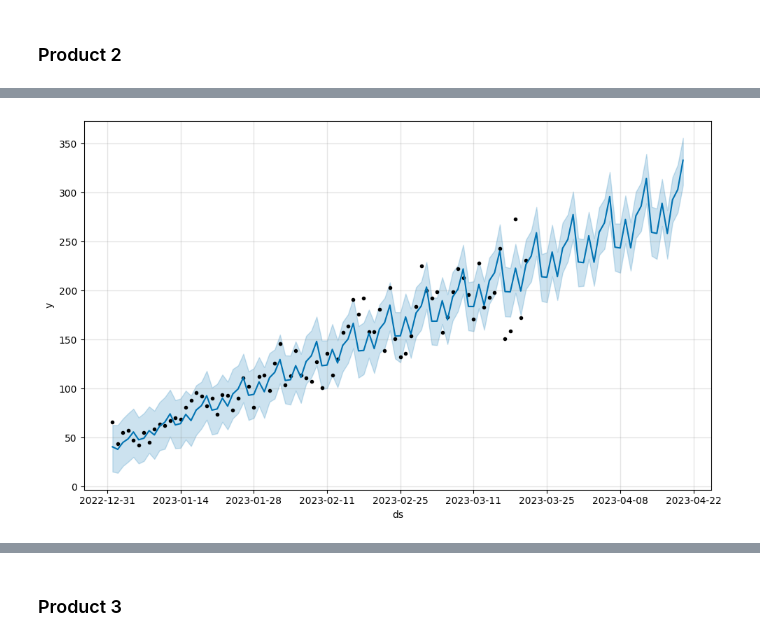
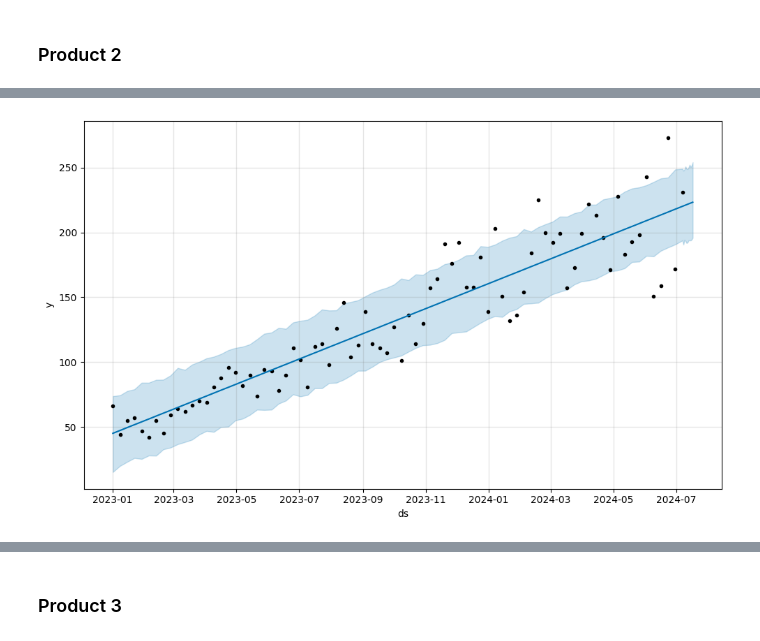
Before and after one commit to Suraj-st/PrinciplesOfDataScience_Group2, a Jupyter notebook: Suraj/Product_TimeSeries_Analysis.ipynb, the cells around one changed output, grey strips where cells are left out. Cells and saved outputs as stored; diff of their text form; code cells hidden in the pictures.

```diff
--- a/Suraj/Product_TimeSeries_Analysis.ipynb
+++ b/Suraj/Product_TimeSeries_Analysis.ipynb
@@ -511,17 +565,11 @@ No cointegration detected.
 # %% [markdown]
 ### Product 1
 # %%
-import pandas as pd
-
-# Load dataset
-# file_path = "your_file_path.csv"  # Change this to your actual file path
-# df = pd.read_csv(file_path)
-
 # Rename columns for FBProphet
 df_prophet = df.rename(columns={"t": "ds", "ProductP1": "y"})
 
 # Convert 'ds' into a proper datetime format (assuming 't' represents sequential days)
-df_prophet["ds"] = pd.date_range(start="2023-01-01", periods=len(df_prophet), freq="D")
+df_prophet["ds"] = pd.date_range(start="2023-01-01", periods=len(df_prophet), freq="W")
 
 # Keep only necessary columns
 df_prophet = df_prophet[["ds", "y"]]
@@ -677,10 +733,10 @@ df_perf.head()
 ### Product 2
 # %%
 # Rename columns for FBProphet
-df_prophet = df.rename(columns={"t": "ds", "ProductP2": "y", "temperature": "temp"})
+df_prophet = df.rename(columns={"t": "ds", "ProductP2": "y"})
 
 # Convert 'ds' into a proper datetime format (assuming 't' represents sequential days)
-df_prophet["ds"] = pd.date_range(start="2023-01-01", periods=len(df_prophet), freq="D")
+df_prophet["ds"] = pd.date_range(start="2023-01-01", periods=len(df_prophet), freq="W")
 
 # Keep only necessary columns
-df_prophet = df_prophet[["ds", "y", "temp"]]
+df_prophet = df_prophet[["ds", "y"]]
@@ -689,14 +754,14 @@ from prophet import Prophet
 
 # Initialize Prophet model
 model = Prophet()
-model.add_regressor("temp")  # Add temperature as an external regressor
+# model.add_regressor("temp")  # Add temperature as an external regressor
 
 # Fit the model
 model.fit(df_prophet)
 
-# Create future dataframe (next 30 days)
+# Create future dataframe (next 30 weeks)
 future = model.make_future_dataframe(periods=30)
-future["temp"] = df_prophet["temp"].mean()  # Assuming average temperature for future predictions
+# future["temp"] = df_prophet["temp"].mean()  # Assuming average temperature for future predictions
 
 # Forecast
 forecast = model.predict(future)
@@ -724,8 +791,8 @@ import numpy as np
 
 # Define hyperparameter grid
 param_grid = {
-    "changepoint_prior_scale": [0.0001, 0.0005, 0.001, 0.01],
-    "seasonality_prior_scale": [0.1, 0.15, 0.2, 0.25, 1.0],
+    "changepoint_prior_scale": [0.001, 0.01, 0.02, 0.03, 0.05],
+    "seasonality_prior_scale": [0.05,0.06,0.08,0.1, 0.15, 0.2],
     "seasonality_mode": ["additive", "multiplicative"]
 }
 
@@ -748,12 +815,12 @@ for params in grid:
         seasonality_prior_scale=params["seasonality_prior_scale"],
         seasonality_mode=params["seasonality_mode"]
     )
-    model.add_regressor("temp")
+    # model.add_regressor("temp")
     model.fit(train_df)
 
     # Make future dataframe
     future = model.make_future_dataframe(periods=len(test_df))
-    future["temp"] = test_df["temp"].mean()  # Use actual future temperature values
+    # future["temp"] = test_df["temp"].mean()  # Use actual future temperature values
 
     # Predict
     forecast = model.predict(future)
@@ -792,17 +859,17 @@ Best MSE: 2530.9850687791095
 # %%
 import matplotlib.pyplot as plt
 
 # Predict using the best model
-future = best_model.make_future_dataframe(periods=30)
-future["temp"] = df_prophet["temp"].mean()  # Assuming avg temperature
+future = best_model.make_future_dataframe(periods=10)
+# future["temp"] = df_prophet["temp"].mean()  # Assuming avg temperature
 
 forecast = best_model.predict(future)
 
 # Plot the forecast
 best_model.plot(forecast)
 plt.show()
 # %% [output]
-[figure, old version]
+[figure, new version]
 # %%
 from prophet.diagnostics import cross_validation, performance_metrics
 
```
Also changed, not shown: parts of 63 cells of this notebook.
